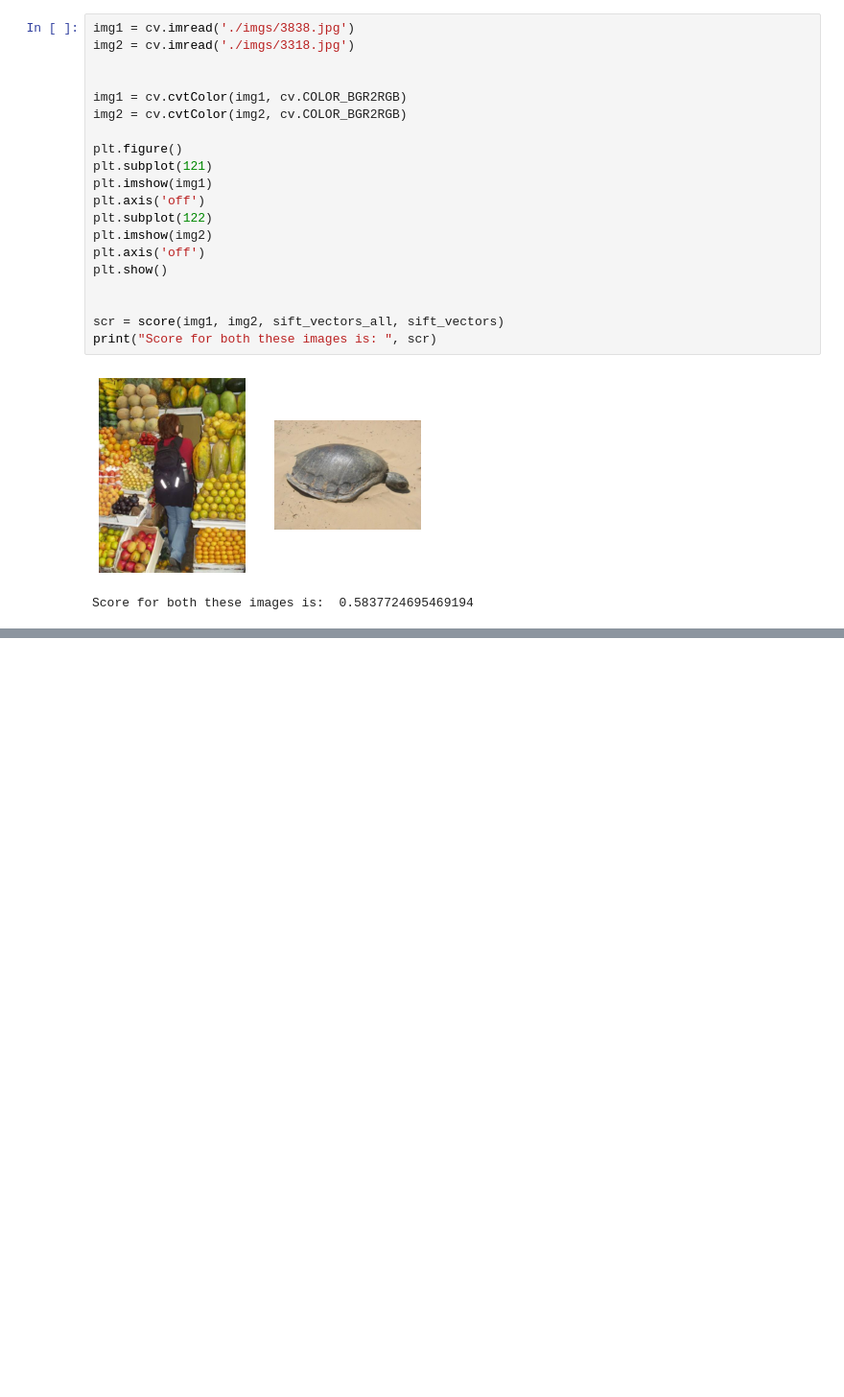
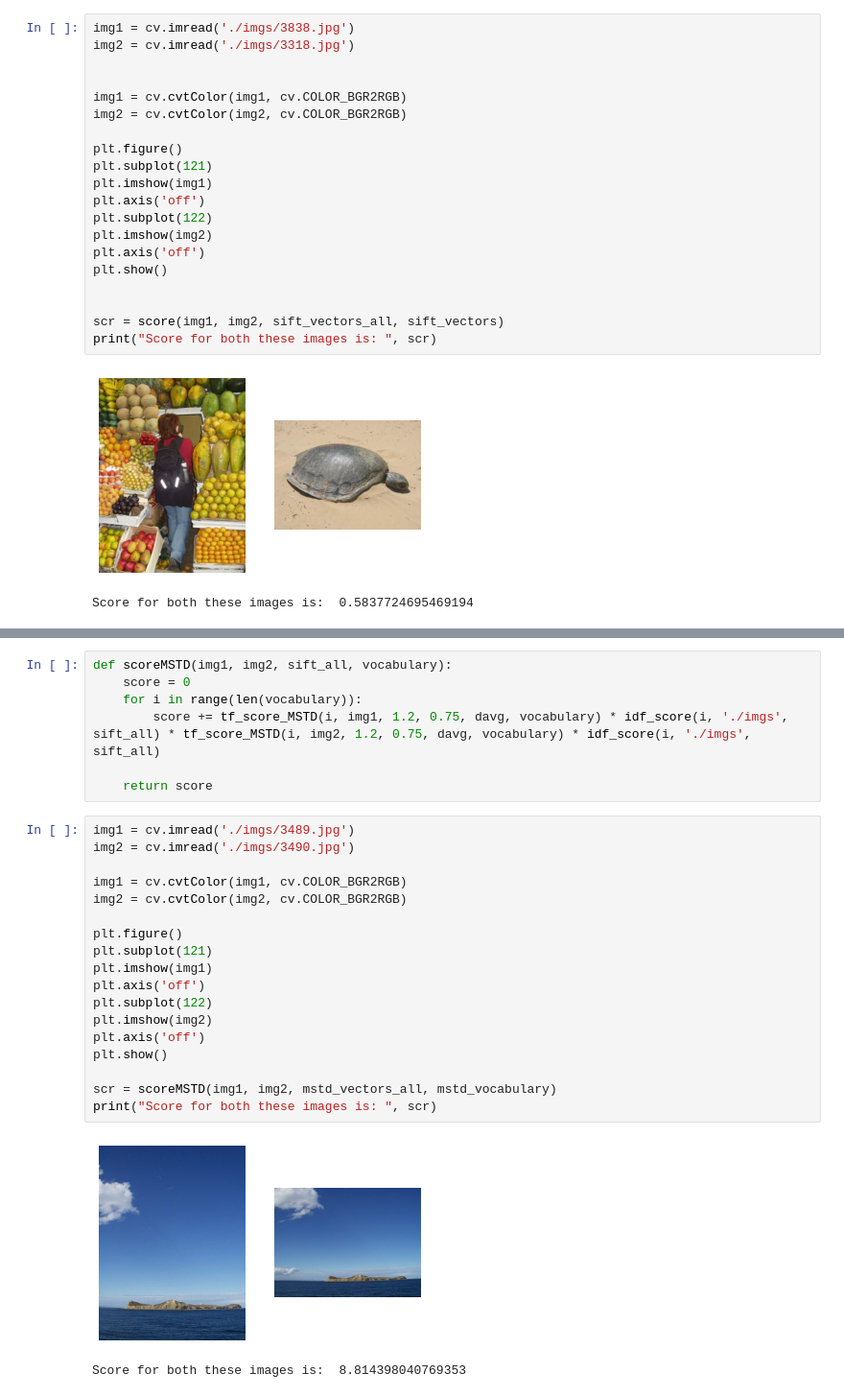
Before and after one commit to sreenya24/SMAI-project-M22, a Jupyter notebook: sift_keyvectors.ipynb, the cells around one changed output, grey strips where cells are left out. Shown at 96% size. Saved outputs shown, nothing was run; the diff lists cells and outputs as text; blank space fills up the shorter version.

```diff
--- a/sift_keyvectors.ipynb
+++ b/sift_keyvectors.ipynb
@@ -240,0 +320,28 @@ Score for both these images is:  0.5837724695469194
+# %%
+def scoreMSTD(img1, img2, sift_all, vocabulary):
+    score = 0
+    for i in range(len(vocabulary)):
+        score += tf_score_MSTD(i, img1, 1.2, 0.75, davg, vocabulary) * idf_score(i, './imgs', sift_all) * tf_score_MSTD(i, img2, 1.2, 0.75, davg, vocabulary) * idf_score(i, './imgs', sift_all)
+
+    return score
+# %%
+img1 = cv.imread('./imgs/3489.jpg')
+img2 = cv.imread('./imgs/3490.jpg')
+
+img1 = cv.cvtColor(img1, cv.COLOR_BGR2RGB)
+img2 = cv.cvtColor(img2, cv.COLOR_BGR2RGB)
+
+plt.figure()
+plt.subplot(121)
+plt.imshow(img1)
+plt.axis('off')
+plt.subplot(122)
+plt.imshow(img2)
+plt.axis('off')
+plt.show()
+
+scr = scoreMSTD(img1, img2, mstd_vectors_all, mstd_vocabulary)
+print("Score for both these images is: ", scr)
+# %% [output]
+[figure, added]
+Score for both these images is:  8.814398040769353
```
Also changed, not shown: parts of 10 cells of this notebook, 2 other files.
